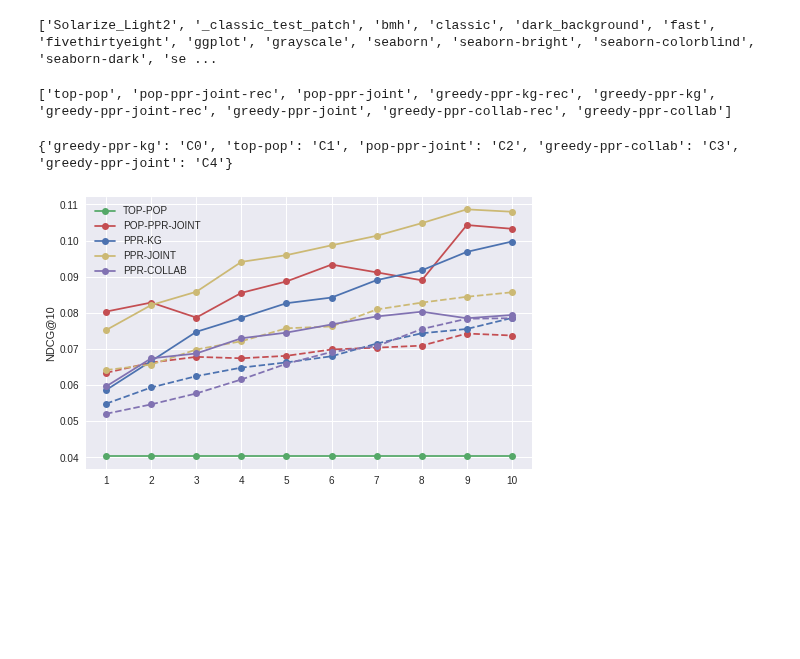
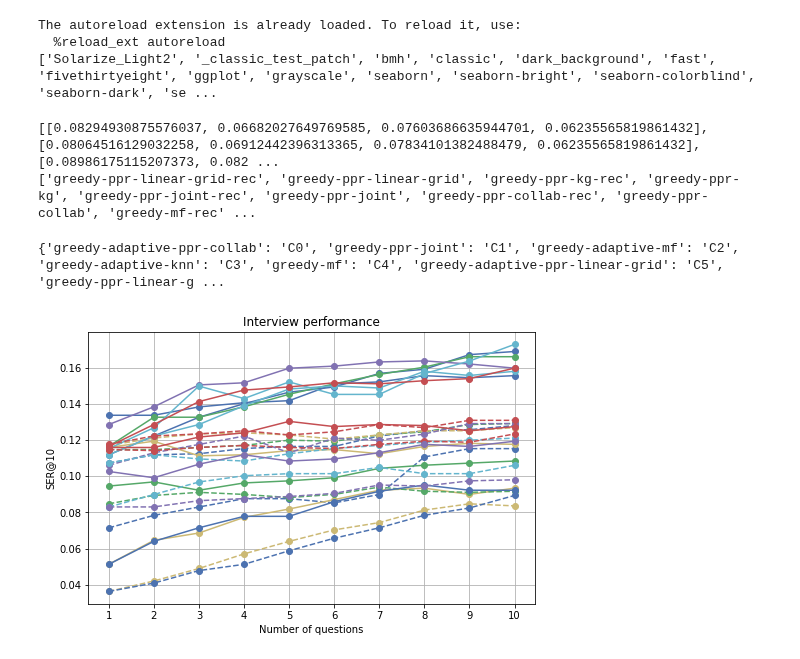
Before and after one commit to MI-911/cold-start-framework, a Jupyter notebook: tools/analysis/results/line_plot.ipynb, the cells around one changed output. Saved outputs shown, nothing was run; the diff lists cells and outputs as text; code cells hidden in the pictures; blank space fills up the shorter version.

```diff
--- a/tools/analysis/results/line_plot.ipynb
+++ b/tools/analysis/results/line_plot.ipynb
@@ -1,56 +1,78 @@
 # %%
+%load_ext autoreload
+%autoreload 2
 from requests import get
 import matplotlib.pyplot as plt
 import numpy as np
 from scipy.stats import ttest_ind, ttest_rel
 
-plt.rcParams['font.sans-serif'] = 'Helvetica'
+def get_best(models, json_data, questions):
+    return max(models, key=lambda key: np.mean(json_data[key][questions - 1]) if len(json_data[key]) == n_questions and key not in sota_models else 0)
+
 plt.rcParams['axes.linewidth'] = 0.8
 print(plt.style.available)
-plt.style.use('seaborn')
+plt.style.use('seaborn-deep')
 # %% [output]
+The autoreload extension is already loaded. To reload it, use:
+  %reload_ext autoreload
 ['Solarize_Light2', '_classic_test_patch', 'bmh', 'classic', 'dark_background', 'fast', 'fivethirtyeight', 'ggplot', 'grayscale', 'seaborn', 'seaborn-bright', 'seaborn-colorblind', 'seaborn-dark', 'se ...
 # %%
-metric = 'ndcg'
+metric = 'ser'
 cutoff = '10'
+sota_models = ['lrmf', 'fmf', 'melu']
+sota_comparison = False
+ignore_models = ['random']
 n_questions = 10
 
-#data = get(f'https://mindreader.tech/spectate/results/170k_equal_20/{metric}/{cutoff}').json()
-data = get(f'http://localhost:5000/spectate/results/equal/{metric}/{cutoff}').json()
+data = get(f'https://mindreader.tech/spectate/results/equal/{metric}/{cutoff}').json()
+#data = get(f'http://localhost:5000/spectate/results/equal/{metric}/{cutoff}').json()
 
-models = sorted([key for key in data.keys()], reverse=True)
+models = sorted([key for key in data.keys() if key not in ignore_models and key.startswith('greedy-')], reverse=True)
+models = [model for model in models if len(data[model]) >= 10]
+print(data['lrmf'])
+if sota_comparison:
+    own_best_model = get_best(models, data, 10)
+    print(own_best_model)
+    model_subset = sota_models + [own_best_model]
+    model_subset = model_subset + [f'{model}-rec' for model in model_subset]
+    print(model_subset)
+
+    models = [model for model in models if model in model_subset]
 
 print(models)
 # %% [output]
-['top-pop', 'pop-ppr-joint-rec', 'pop-ppr-joint', 'greedy-ppr-kg-rec', 'greedy-ppr-kg', 'greedy-ppr-joint-rec', 'greedy-ppr-joint', 'greedy-ppr-collab-rec', 'greedy-ppr-collab']
+[[0.08294930875576037, 0.06682027649769585, 0.07603686635944701, 0.06235565819861432], [0.08064516129032258, 0.06912442396313365, 0.07834101382488479, 0.06235565819861432], [0.08986175115207373, 0.082 ...
+['greedy-ppr-linear-grid-rec', 'greedy-ppr-linear-grid', 'greedy-ppr-kg-rec', 'greedy-ppr-kg', 'greedy-ppr-joint-rec', 'greedy-ppr-joint', 'greedy-ppr-collab-rec', 'greedy-ppr-collab', 'greedy-mf-rec' ...
 # %%
 unique_models = set([model.replace('-rec', '') for model in models])
 model_color_map = {model: f'C{i}' for i, model in enumerate(unique_models)}
 print(model_color_map)
 # %% [output]
-{'greedy-ppr-kg': 'C0', 'top-pop': 'C1', 'pop-ppr-joint': 'C2', 'greedy-ppr-collab': 'C3', 'greedy-ppr-joint': 'C4'}
+{'greedy-adaptive-ppr-collab': 'C0', 'greedy-ppr-joint': 'C1', 'greedy-adaptive-mf': 'C2', 'greedy-adaptive-knn': 'C3', 'greedy-mf': 'C4', 'greedy-adaptive-ppr-linear-grid': 'C5', 'greedy-ppr-linear-g ...
 # %%
 fig, ax = plt.subplots(figsize=(8, 5))
 
 def fmt(name):
     return name.replace('greedy-', '').upper()
 
 for model in models:
-    x = np.arange(1, 11, 1)
+    x = np.arange(1, n_questions + 1, 1)
     y = [np.mean(data[model][interview_length - 1]) for interview_length in x]
 
     is_rec = model.endswith('rec')
 
     color = model_color_map[model.replace('-rec', '')] if is_rec else model_color_map[model]
     linestyle = 'dashed' if is_rec else 'solid'
 
     plt.plot(x, y, label=fmt(model) if not is_rec else None, marker='o', linestyle=linestyle, color=color)
 
 plt.ylabel(f'{metric.upper()}@{cutoff}')
-
+plt.xlabel('Number of questions')
 plt.xticks(x)
-plt.legend()
-plt.savefig('lineplot.pdf', bbox_inches='tight')
+#plt.legend(loc='upper left')
+plt.title('Interview performance')
+plt.savefig('output/lineplot.pdf', bbox_inches='tight')
+plt.grid(True)
 plt.show()
 # %% [output]
-[figure, old version]
+[figure, new version]
```
Also changed, not shown: 12 other files.
